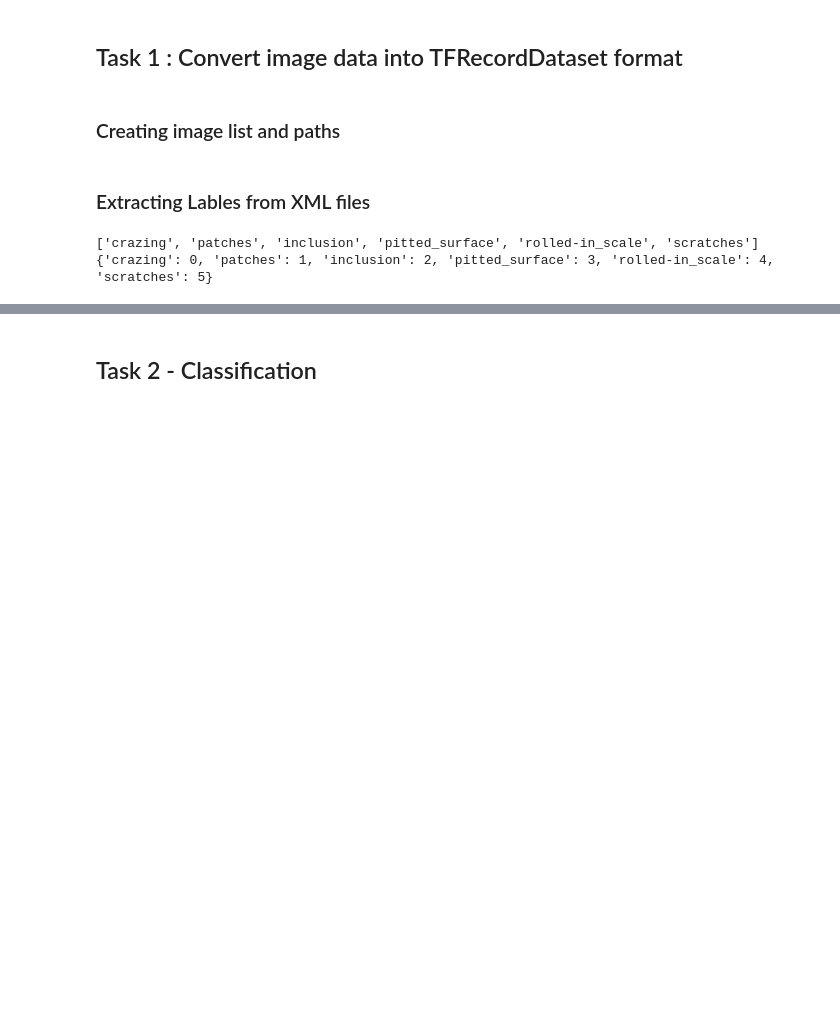
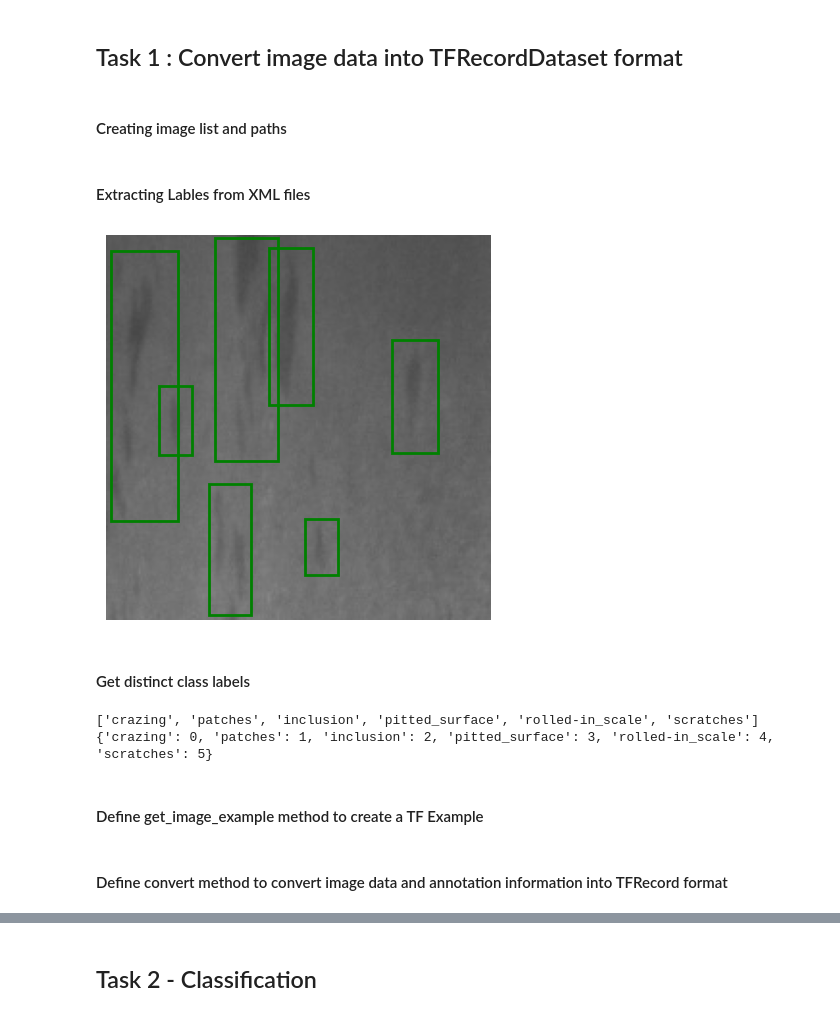
Before and after one commit to akashnaokar/cv_challenge, a Jupyter notebook: main.ipynb, the cells around one changed output, grey strips where cells are left out. Drawn from its saved outputs; the diff is of its cells as text; code cells hidden in the pictures; blank space fills up the shorter version.

```diff
--- a/main.ipynb
+++ b/main.ipynb
@@ -45,5 +54,5 @@ def _int64_feature(value):
   """Returns an int64_list from a bool / enum / int / uint."""
   return tf.train.Feature(int64_list=tf.train.Int64List(value=[value]))
 # %% [markdown]
-### Creating image list and paths
+#### Creating image list and paths
 # %%
@@ -71,4 +85,4 @@ valid_anno_path = os.path.join(data_folder,"validation", "annotations")
 valid_anno_files_list = os.listdir(valid_anno_path)
 # %% [markdown]
-### Extracting Lables from XML files
+#### Extracting Lables from XML files
 # %%
@@ -141,3 +145,40 @@ def parseXML(xmlfile):
+# %%
+"""
+Displaying a sample image with multiple bounding boxes
+"""
+
+# Sample data paths
+xml_file_path = 'F:\\Coding\\cv_challenge\\NEU-DET\\train\\annotations\\inclusion_45.xml'
+image_file_path = 'F:\\Coding\cv_challenge\\NEU-DET\\train\\images\\inclusion\\inclusion_45.jpg'
+
+# Load XML file and parse it
+bounding_boxes_data = parseXML(xml_file_path)
+
+# Load image
+image_raw = tf.io.read_file(image_file_path)
+image = tf.image.decode_jpeg(image_raw)
+
+# Draw bounding boxes on the image
+
+plt.figure(figsize=(5,5))
+plt.imshow(image)
+ax = plt.gca()
+for obj in bounding_boxes_data['objects']:
+    xmin = obj['bndbox']['xmin']
+    ymin = obj['bndbox']['ymin']
+    xmax = obj['bndbox']['xmax']
+    ymax = obj['bndbox']['ymax']
+    width = xmax - xmin
+    height = ymax - ymin
+    rect = plt.Rectangle((xmin, ymin), width, height, fill=False, edgecolor='green', linewidth=2)
+    ax.add_patch(rect)
+    # ax.text(xmin, ymin - 8, label, fontsize=10, color='green', verticalalignment='top')
+plt.axis('off')
+plt.show()
+# %% [output]
+[figure, added]
+# %% [markdown]
+#### Get distinct class labels
 # %%
 """
 Get distinct class labels from xml files
@@ -163,4 +204,6 @@ print(image_labels)
 # %% [output]
 ['crazing', 'patches', 'inclusion', 'pitted_surface', 'rolled-in_scale', 'scratches']
 {'crazing': 0, 'patches': 1, 'inclusion': 2, 'pitted_surface': 3, 'rolled-in_scale': 4, 'scratches': 5}
+# %% [markdown]
+#### Define get_image_example method to create a TF Example
 # %%
@@ -191,4 +244,6 @@ def get_image_example(image_string, source_id, width, height, filename, xmin, xm
   Followed the article of Reading-Writing TFRecord for Images
   https://www.tensorflow.org/tutorials/load_data/tfrecord
   """
+# %% [markdown]
+#### Define convert method to convert image data and annotation information into TFRecord format
 # %%
```
Also changed, not shown: parts of 25 cells of this notebook.
